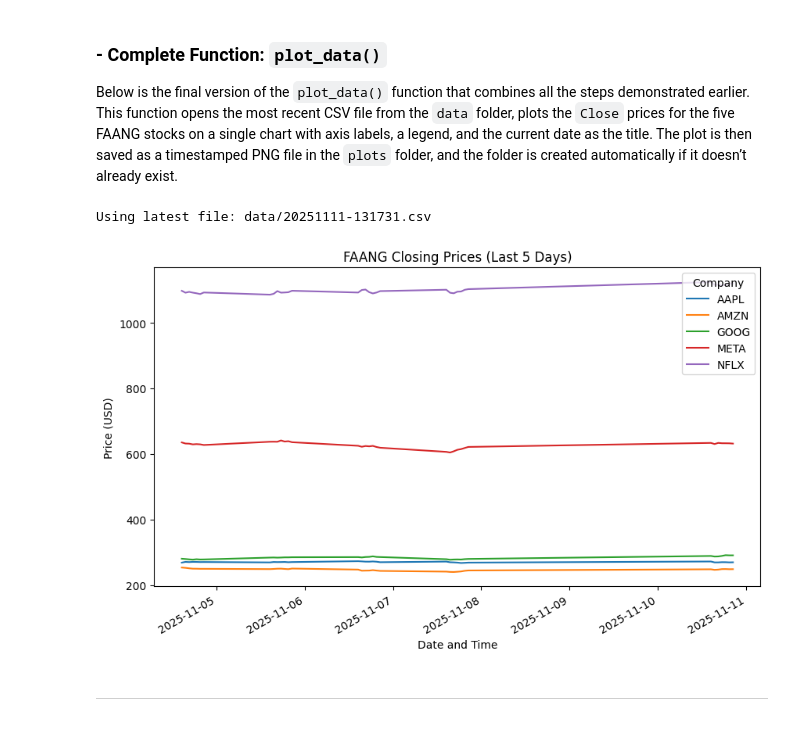
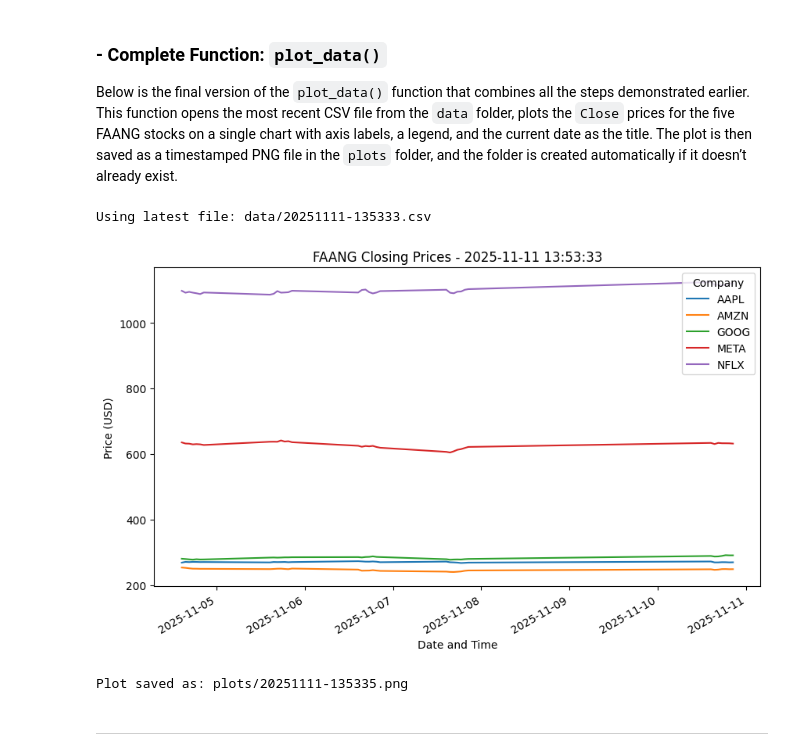
Before and after one commit to elainecazetta/computer_infrastructure, a Jupyter notebook: problems.ipynb, the cells around one changed output. Saved outputs shown, nothing was run; the diff lists cells and outputs as text; code cells hidden in the pictures.

Commit message:
fix plot issues

```diff
--- a/problems.ipynb
+++ b/problems.ipynb
@@ -355,38 +360,50 @@ import pandas as pd
 import matplotlib.pyplot as plt
 import glob
 import os
 
 def plot_data():
     """
-    Opens the latest CSV file in the 'data' folder and plots the
-    closing prices of the FAANG companies using pandas.
+    Opens the latest CSV file in the 'data' folder, plots the
+    closing prices of the FAANG companies, and saves the plot
+    with a timestamped filename in the 'plots' folder.
     """
     # Find the most recent CSV file in the 'data' folder
     list_of_files = glob.glob("data/*.csv")
     latest_file = max(list_of_files, key=os.path.getctime)
     print(f"Using latest file: {latest_file}")
 
     # Read the CSV with multi-level columns (Price, Ticker)
     df = pd.read_csv(latest_file, header=[0, 1], index_col=0)
 
     # Convert the index to datetime for better plotting
     df.index = pd.to_datetime(df.index)
 
     # Select only the 'Close' prices
     close_df = df['Close']
 
+    # Format the filename timestamp (extract date&time from CSV file) for plot's title:
+    base_name = os.path.basename(latest_file).replace(".csv", "")
+    title_date = dt.datetime.strptime(base_name, "%Y%m%d-%H%M%S").strftime("%Y-%m-%d %H:%M:%S")
+
     # Plot the closing prices
-    close_df.plot(figsize=(10, 6), title="FAANG Closing Prices (Last 5 Days)")
+    close_df.plot(figsize=(10, 6), title=f"FAANG Closing Prices - {title_date}")
     plt.xlabel("Date and Time")
     plt.ylabel("Price (USD)")
     plt.legend(title="Company")
+
+    # Save the plot as a PNG in 'plots' folder
+    plot_filename = f"plots/{dt.datetime.now().strftime('%Y%m%d-%H%M%S')}.png"
+    plt.savefig(plot_filename, bbox_inches='tight')
     plt.show()
+
+    print(f"Plot saved as: {plot_filename}")
 
 # Example usage
 plot_data()
 # %% [output]
-Using latest file: data/20251111-131731.csv
+Using latest file: data/20251111-135333.csv
-[figure, old version]
+[figure, new version]
+Plot saved as: plots/20251111-135335.png
 # %% [markdown]
 ---
 # %% [markdown]
```
Also changed, not shown: parts of 11 cells of this notebook.
